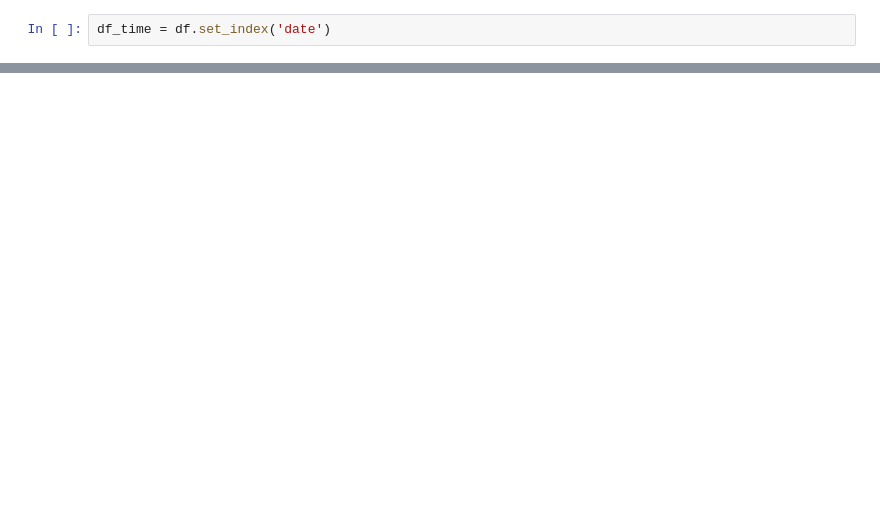
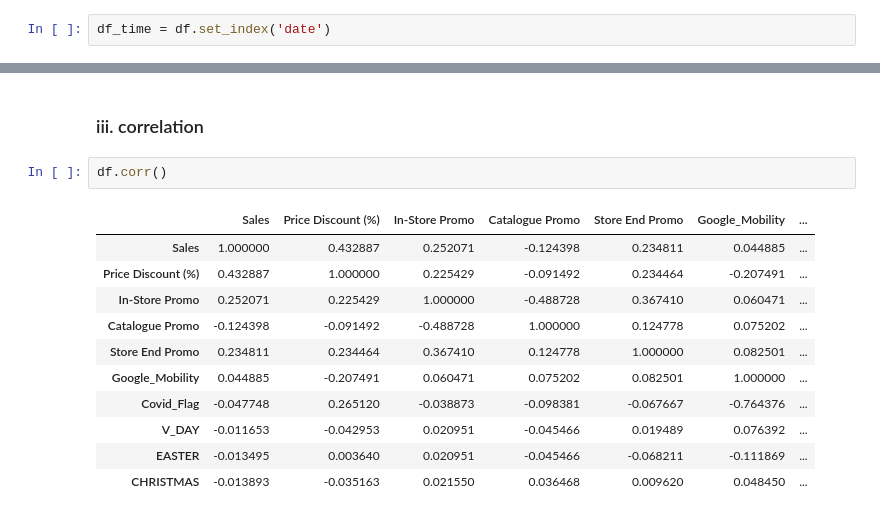
Before and after one commit to keithonpy/bev_retail_forecasting, a Jupyter notebook: retail_forecasting.ipynb, the cells around one changed output, grey strips where cells are left out. Saved outputs shown, nothing was run; the diff lists cells and outputs as text; blank space fills up the shorter version.

Commit message:
update the correlation between columns

```diff
--- a/retail_forecasting.ipynb
+++ b/retail_forecasting.ipynb
@@ -158,0 +163,16 @@ for i, c in zip(range(1, 7), color):
+# %% [markdown]
+### iii. correlation
+# %%
+df.corr()
+# %% [output]
+|  | Sales | Price Discount (%) | In-Store Promo | Catalogue Promo | Store End Promo | Google_Mobility | ... |
+| Sales | 1.000000 | 0.432887 | 0.252071 | -0.124398 | 0.234811 | 0.044885 | ... |
+| Price Discount (%) | 0.432887 | 1.000000 | 0.225429 | -0.091492 | 0.234464 | -0.207491 | ... |
+| In-Store Promo | 0.252071 | 0.225429 | 1.000000 | -0.488728 | 0.367410 | 0.060471 | ... |
+| Catalogue Promo | -0.124398 | -0.091492 | -0.488728 | 1.000000 | 0.124778 | 0.075202 | ... |
+| Store End Promo | 0.234811 | 0.234464 | 0.367410 | 0.124778 | 1.000000 | 0.082501 | ... |
+| Google_Mobility | 0.044885 | -0.207491 | 0.060471 | 0.075202 | 0.082501 | 1.000000 | ... |
+| Covid_Flag | -0.047748 | 0.265120 | -0.038873 | -0.098381 | -0.067667 | -0.764376 | ... |
+| V_DAY | -0.011653 | -0.042953 | 0.020951 | -0.045466 | 0.019489 | 0.076392 | ... |
+| EASTER | -0.013495 | 0.003640 | 0.020951 | -0.045466 | -0.068211 | -0.111869 | ... |
+| CHRISTMAS | -0.013893 | -0.035163 | 0.021550 | 0.036468 | 0.009620 | 0.048450 | ... |
```
Also changed, not shown: parts of 12 cells of this notebook.
